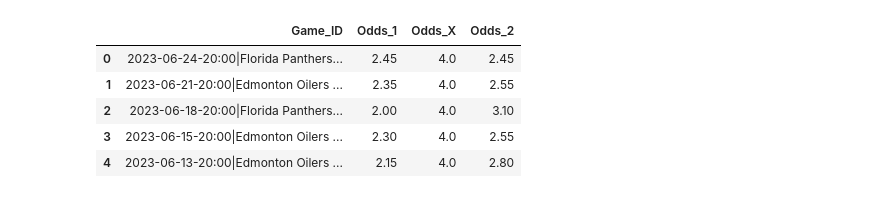
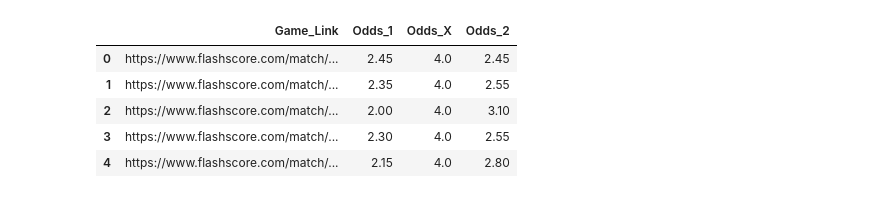
Before and after one commit to emmettd247/SportOnIce, a Jupyter notebook: master_data_join.ipynb, the cells around one changed output. Saved outputs shown, nothing was run; the diff lists cells and outputs as text; code cells hidden in the pictures.

```diff
--- a/master_data_join.ipynb
+++ b/master_data_join.ipynb
@@ -16,7 +16,7 @@ all_1x2_odds = pd.concat([games_0, games_1, games_2], ignore_index=True)
 all_1x2_odds.reset_index(drop=True, inplace=True)
 
 # only keep key cols
-key_cols = ['Game_ID'] + [x for x in all_1x2_odds.columns if x.startswith('Odds')]
+key_cols = ['Game_Link'] + [x for x in all_1x2_odds.columns if x.startswith('Odds')]
 all_1x2_odds = all_1x2_odds[key_cols]
 
 # inspect
@@ -35,11 +35,11 @@ Data columns (total 4 columns):
 dtypes: float64(3), object(1)
 memory usage: 104.8+ KB
-|  | Game_ID | Odds_1 | Odds_X | Odds_2 |
-| 0 | 2023-06-24-20:00|Florida Panthers... | 2.45 | 4.0 | 2.45 |
-| 1 | 2023-06-21-20:00|Edmonton Oilers ... | 2.35 | 4.0 | 2.55 |
-| 2 | 2023-06-18-20:00|Florida Panthers... | 2.00 | 4.0 | 3.10 |
-| 3 | 2023-06-15-20:00|Edmonton Oilers ... | 2.30 | 4.0 | 2.55 |
-| 4 | 2023-06-13-20:00|Edmonton Oilers ... | 2.15 | 4.0 | 2.80 |
+|  | Game_Link | Odds_1 | Odds_X | Odds_2 |
+| 0 | https://www.flashscore.com/match/... | 2.45 | 4.0 | 2.45 |
+| 1 | https://www.flashscore.com/match/... | 2.35 | 4.0 | 2.55 |
+| 2 | https://www.flashscore.com/match/... | 2.00 | 4.0 | 3.10 |
+| 3 | https://www.flashscore.com/match/... | 2.30 | 4.0 | 2.55 |
+| 4 | https://www.flashscore.com/match/... | 2.15 | 4.0 | 2.80 |
 # %%
 # read in master games data
 all_games = pd.read_excel(r'data/master_games_data.xlsx', header=0)
```
Also changed, not shown: parts of 5 cells of this notebook.
